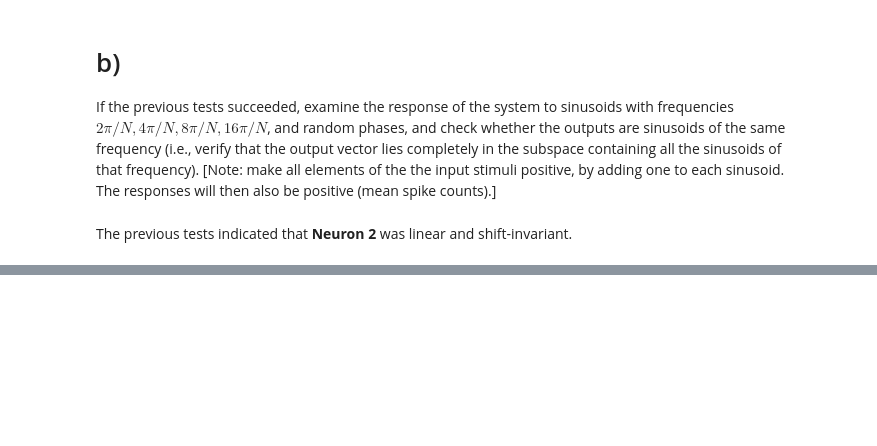
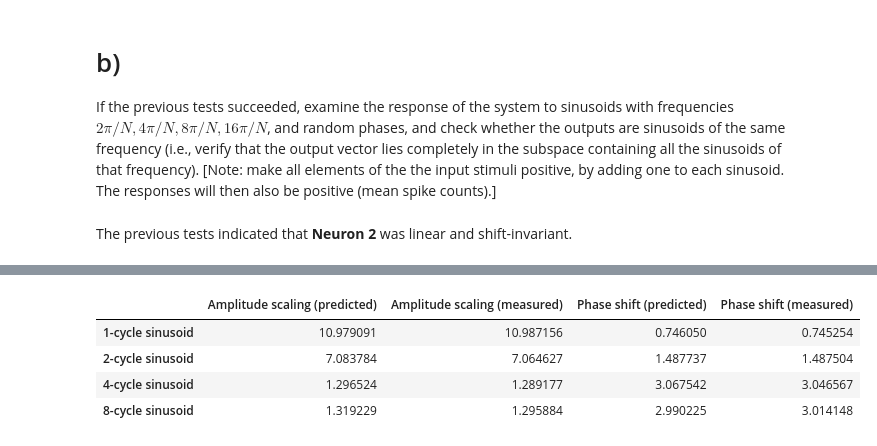
Before and after one commit to lukearend/math-tools, a Jupyter notebook: homework/hw3/HW3_Q1_Arend.ipynb, the cells around one changed output, grey strips where cells are left out. Cells and saved outputs as stored; diff of their text form; code cells hidden in the pictures; blank space fills up the shorter version.

```diff
--- a/homework/hw3/HW3_Q1_Arend.ipynb
+++ b/homework/hw3/HW3_Q1_Arend.ipynb
@@ -220,0 +257,42 @@ If the previous tests succeeded, verify that the change in amplitude and phase f
+# %%
+def predict_amplitude_change(system, signal, ncycles):
+    response = system(signal)
+    signal_amp = np.abs(fft(signal))[ncycles]
+    response_amp = np.abs(fft(response))[ncycles]
+    return response_amp / signal_amp
+
+def predict_phase_shift(system, signal, ncycles):
+    response = system(signal)
+    signal_phase = np.angle(fft(signal))[ncycles]
+    response_phase = np.angle(fft(response))[ncycles]
+    return signal_phase - response_phase
+
+def measure_amplitude_change(signal, response):
+    return np.max(response) / np.max(signal)
+
+def measure_phase_shift(signal, response):
+    signal -= np.mean(signal)
+    response -= np.mean(response)
+    signal /= np.max(signal)
+    response /= np.max(response)
+    val = 2 * np.mean(signal * response)
+    if val > 1:
+        val = val - 2
+        return np.arccos(val)
+    return np.arccos(val)
+# %%
+df = pd.DataFrame()
+responses = [neuron2(s) for s in sinusoids]
+for n, signal, response in zip(ncycles, sinusoids, responses):
+    row = f'{n}-cycle sinusoid'
+    df.loc[row, 'Amplitude scaling (predicted)'] = predict_amplitude_change(neuron2, signal, n)
+    df.loc[row, 'Amplitude scaling (measured)'] = measure_amplitude_change(signal, response)
+    df.loc[row, 'Phase shift (predicted)'] = predict_phase_shift(neuron2, signal, n) % np.pi
+    df.loc[row, 'Phase shift (measured)'] = measure_phase_shift(signal, response) % np.pi
+df
+# %% [output]
+|  | Amplitude scaling (predicted) | Amplitude scaling (measured) | Phase shift (predicted) | Phase shift (measured) |
+| 1-cycle sinusoid | 10.979091 | 10.987156 | 0.746050 | 0.745254 |
+| 2-cycle sinusoid | 7.083784 | 7.064627 | 1.487737 | 1.487504 |
+| 4-cycle sinusoid | 1.296524 | 1.289177 | 3.067542 | 3.046567 |
+| 8-cycle sinusoid | 1.319229 | 1.295884 | 2.990225 | 3.014148 |
```
Also changed, not shown: parts of 22 cells of this notebook, 4 other files.
